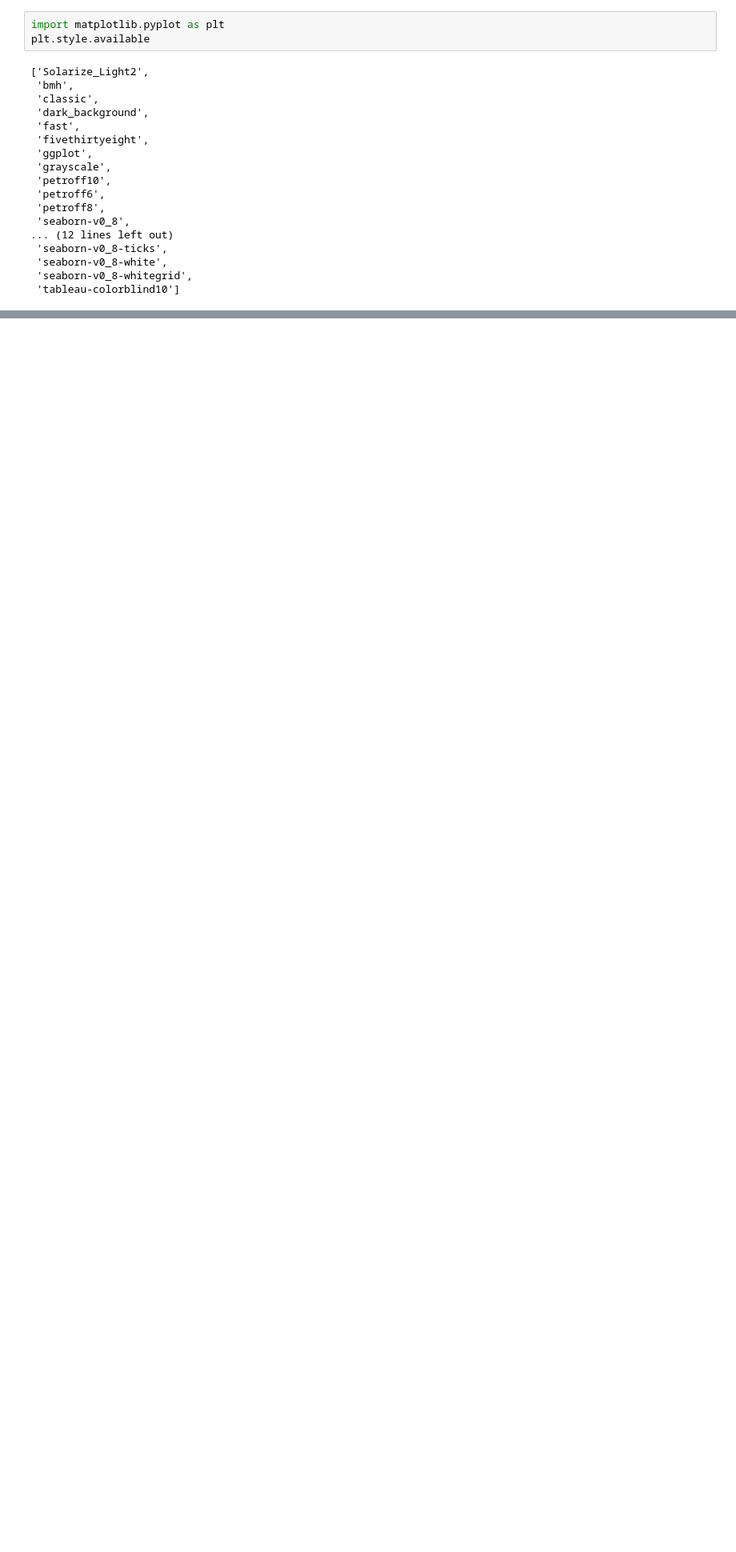
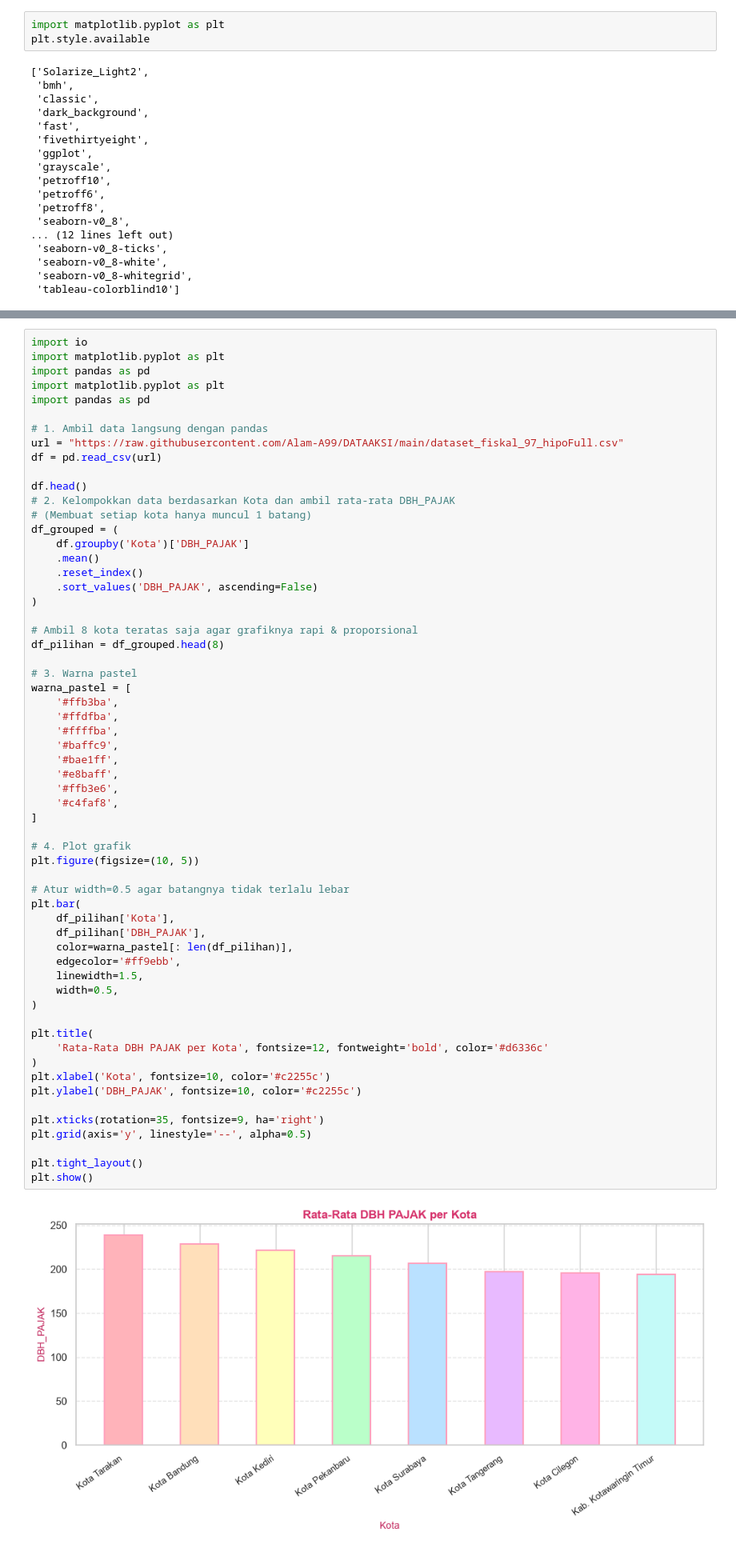
Before and after one commit to icacanilzaa-wq/Tugas-PDS, a Jupyter notebook: Visualisasi.ipynb, the cells around one changed output, grey strips where cells are left out. Shown at 80% size. Saved outputs shown, nothing was run; the diff lists cells and outputs as text; blank space fills up the shorter version.

```diff
--- a/Visualisasi.ipynb
+++ b/Visualisasi.ipynb
@@ -88,0 +180,62 @@ plt.show()
+# %%
+import io
+import matplotlib.pyplot as plt
+import pandas as pd
+import matplotlib.pyplot as plt
+import pandas as pd
+
+# 1. Ambil data langsung dengan pandas
+url = "https://raw.githubusercontent.com/Alam-A99/DATAAKSI/main/dataset_fiskal_97_hipoFull.csv"
+df = pd.read_csv(url)
+
+df.head()
+# 2. Kelompokkan data berdasarkan Kota dan ambil rata-rata DBH_PAJAK
+# (Membuat setiap kota hanya muncul 1 batang)
+df_grouped = (
+    df.groupby('Kota')['DBH_PAJAK']
+    .mean()
+    .reset_index()
+    .sort_values('DBH_PAJAK', ascending=False)
+)
+
+# Ambil 8 kota teratas saja agar grafiknya rapi & proporsional
+df_pilihan = df_grouped.head(8)
+
+# 3. Warna pastel
+warna_pastel = [
+    '#ffb3ba',
+    '#ffdfba',
+    '#ffffba',
+    '#baffc9',
+    '#bae1ff',
+    '#e8baff',
+    '#ffb3e6',
+    '#c4faf8',
+]
+
+# 4. Plot grafik
+plt.figure(figsize=(10, 5))
+
+# Atur width=0.5 agar batangnya tidak terlalu lebar
+plt.bar(
+    df_pilihan['Kota'],
+    df_pilihan['DBH_PAJAK'],
+    color=warna_pastel[: len(df_pilihan)],
+    edgecolor='#ff9ebb',
+    linewidth=1.5,
+    width=0.5,
+)
+
+plt.title(
+    'Rata-Rata DBH PAJAK per Kota', fontsize=12, fontweight='bold', color='#d6336c'
+)
+plt.xlabel('Kota', fontsize=10, color='#c2255c')
+plt.ylabel('DBH_PAJAK', fontsize=10, color='#c2255c')
+
+plt.xticks(rotation=35, fontsize=9, ha='right')
+plt.grid(axis='y', linestyle='--', alpha=0.5)
+
+plt.tight_layout()
+plt.show()
+# %% [output]
+[figure, added]
```
Also changed, not shown: parts of 4 cells of this notebook.
